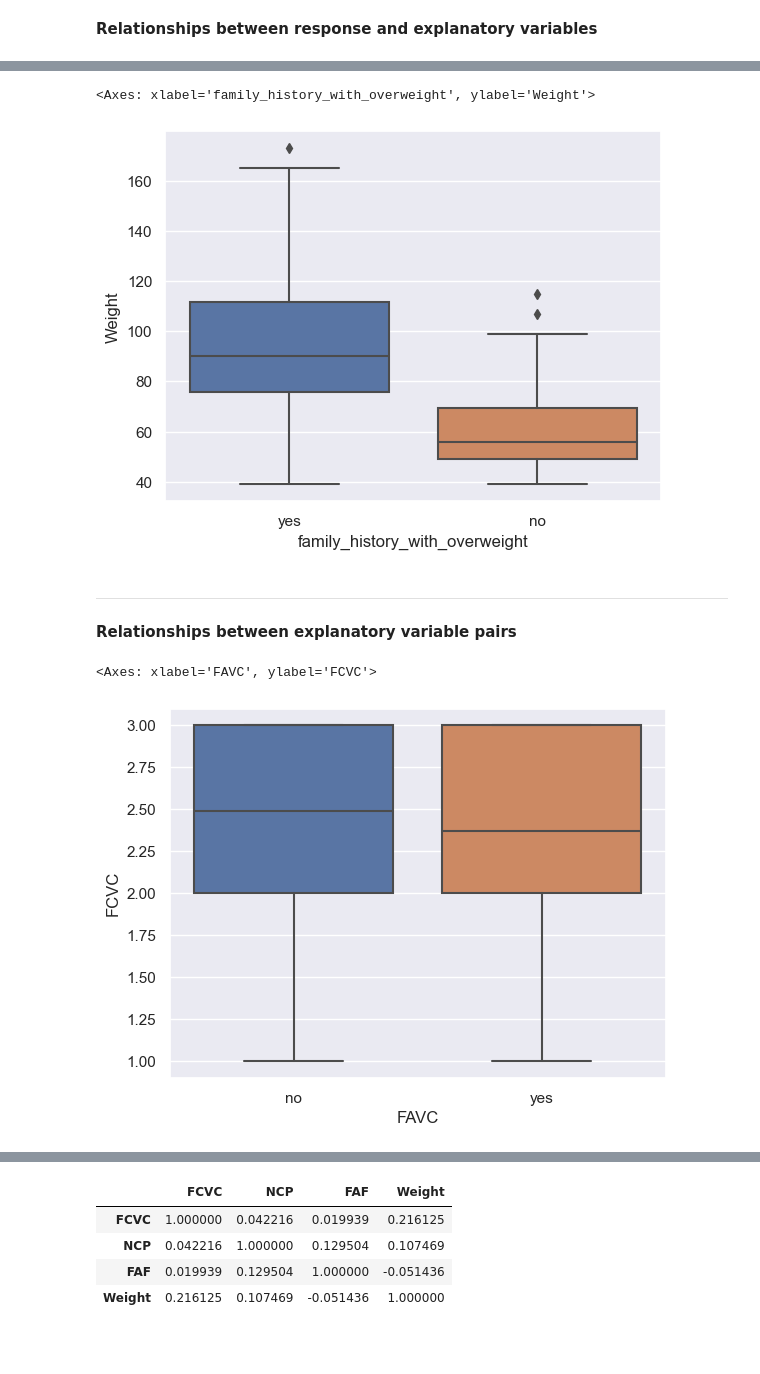
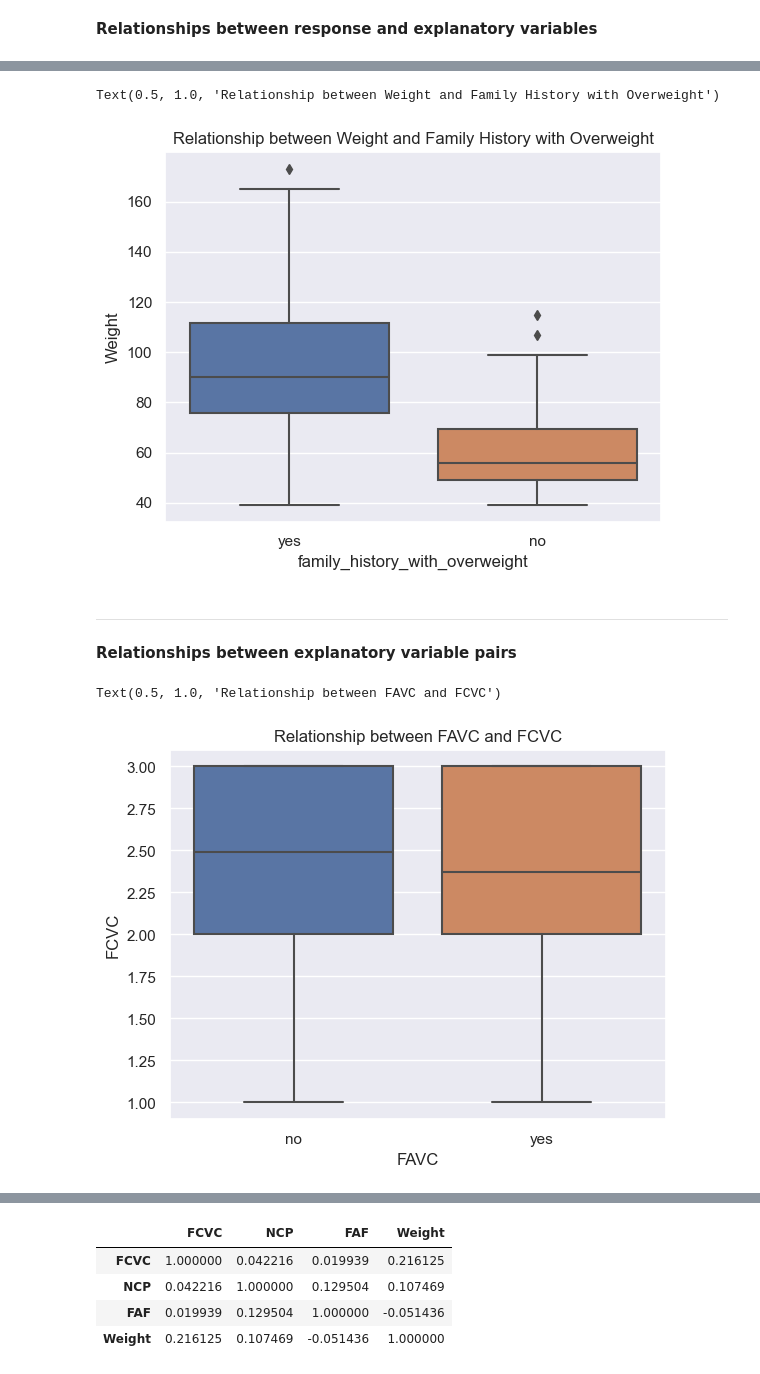
Before and after one commit to tuonganhdo/obesity-predictive-analysis, a Jupyter notebook: Final_Project_Idunnuoluwa_Akinola_Zach_Goldstein_Anh_Do.ipynb, the cells around one changed output, grey strips where cells are left out. Cells and saved outputs as stored; diff of their text form; code cells hidden in the pictures; blank space fills up the shorter version.

```diff
--- a/Final_Project_Idunnuoluwa_Akinola_Zach_Goldstein_Anh_Do.ipynb
+++ b/Final_Project_Idunnuoluwa_Akinola_Zach_Goldstein_Anh_Do.ipynb
@@ -44,7 +36,7 @@ import matplotlib.pyplot as plt        # imports the package and calls it 'plt'
 import seaborn as sns                  # imports the seaborn package with the imported name 'sns'
 sns.set()
 # %%
-df=pd.read_csv("ObesityDataSet.csv")
+original_df=df=pd.read_csv("ObesityDataSet.csv")
 df.head(5)
 # %% [output]
 |  | Gender | Age | Height | Weight | family_history_with_overweight | FAVC | FCVC | NCP | CAEC | SMOKE | ... |
@@ -215,18 +207,18 @@ sns.boxplot(data=df, x=RESPONSE_VAR, y='FAF')
 # %%
 # Weight
-sns.boxplot(data=df, x=RESPONSE_VAR, y='Weight')
+sns.boxplot(data=df, x=RESPONSE_VAR, y='Weight').set_title("Relationship between Weight and Family History with Overweight")
 # %% [output]
-<Axes: xlabel='family_history_with_overweight', ylabel='Weight'>
+Text(0.5, 1.0, 'Relationship between Weight and Family History with Overweight')
-[figure, old version]
+[figure, new version]
 # %% [markdown]
 ----
 
 **Relationships between explanatory variable pairs**
 # %%
 # FAVC (Frequent consumption of high caloric food) vs FCVC (Frequent consumption of vegetables)
-sns.boxplot(data=df, x='FAVC', y='FCVC')
+sns.boxplot(data=df, x='FAVC', y='FCVC').set_title("Relationship between FAVC and FCVC")
 # %% [output]
-<Axes: xlabel='FAVC', ylabel='FCVC'>
+Text(0.5, 1.0, 'Relationship between FAVC and FCVC')
-[figure, old version]
+[figure, new version]
 # %%
 # FAVC (Frequent consumption of high caloric food) vs NCP (Number of main meals)
```
Also changed, not shown: parts of 54 cells of this notebook, 24 other files.
